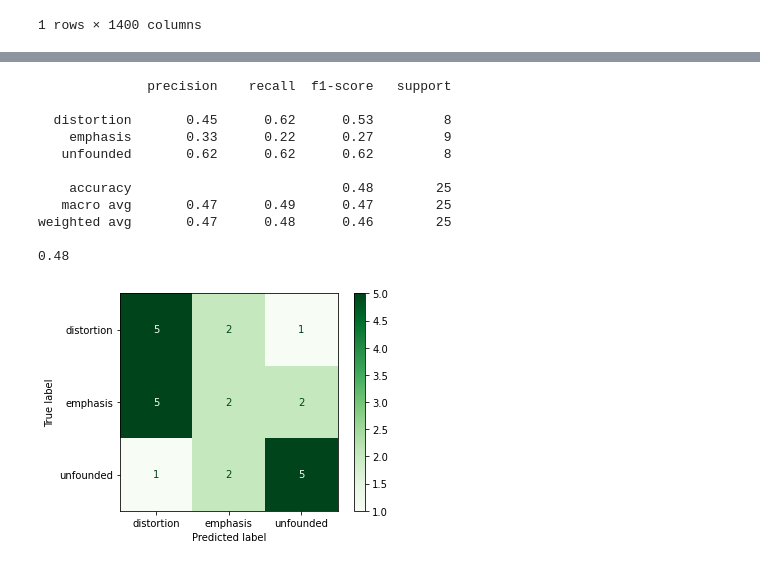
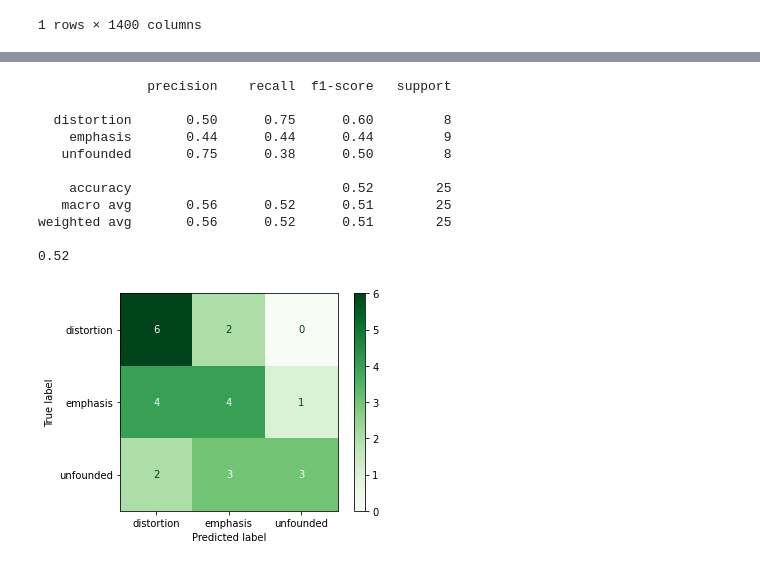
Before and after one commit to vGkatsis/MSc-Thesis, a Jupyter notebook: src/Summarisation_Pipeline.ipynb, the cells around one changed output, grey strips where cells are left out. Saved outputs shown, nothing was run; the diff lists cells and outputs as text; code cells hidden in the pictures.

```diff
--- a/src/Summarisation_Pipeline.ipynb
+++ b/src/Summarisation_Pipeline.ipynb
@@ -100,7 +116,7 @@ from sklearn.metrics import ConfusionMatrixDisplay
 from sklearn.metrics import classification_report, accuracy_score
 # %%
 # Convert words to number using Bag of Words (Bow)
-vectorizer = CountVectorizer(max_features=30, min_df=5, max_df=0.7)
+vectorizer = CountVectorizer(max_features=30)
 vectorizedTrain = vectorizer.fit_transform(trainClaimSumm).toarray()
 vectorizedTest  = vectorizer.fit_transform(testClaimSumm).toarray()
 vectorizedEval  = vectorizer.fit_transform(evalClaimSumm).toarray()
@@ -115,3 +146,29 @@ XTotal = tfidfconverter.fit_transform(vectorizedTotal).toarray()
+# %%
+# Vectorize using Word2Vec
+
+# min_count = 3 & size = 40 & window=8 & sg=1
+
+model = Word2Vec(sentences=w2vTrainClaimSum, min_count=3,size=40,workers=4, window=8, sg=1)
+
+words = set(model.wv.index2word)
+X_train_vect = np.array([np.array([model.wv[i] for i in ls if i in words])
+                         for ls in w2vTrainClaimSum])
+X_test_vect = np.array([np.array([model.wv[i] for i in ls if i in words])
+                         for ls in w2vTestClaimSum])
+
+X_train_vect_avg = []
+for v in X_train_vect:
+    if v.size:
+        X_train_vect_avg.append(v.mean(axis=0))
+    else:
+        X_train_vect_avg.append(np.zeros(100, dtype=float))
+
+X_test_vect_avg = []
+for v in X_test_vect:
+    if v.size:
+        X_test_vect_avg.append(v.mean(axis=0))
+    else:
+        X_test_vect_avg.append(np.zeros(100, dtype=float))
 # %%
 from sklearn.dummy import DummyClassifier
 
@@ -165,0 +223,15 @@ weighted avg       0.40      0.40      0.40        25
+# %%
+# Word 2 Vec
+
+from sklearn.dummy import DummyClassifier
+
+# Dummy Classifier With Method Stratified
+dummy_clf = DummyClassifier(strategy="stratified")
+dummy_clf.fit(X_train_vect_avg, yTrainLabels)
+
+yPredLabels = dummy_clf.predict(X_test_vect_avg)
+
+# Evaluate Results
+ConfusionMatrixDisplay.from_predictions(yTestLabels, yPredLabels, cmap='Greens')
+print(classification_report(yTestLabels,yPredLabels))
+print(accuracy_score(yTestLabels,yPredLabels))
@@ -166,26 +251,26 @@ weighted avg       0.40      0.40      0.40        25
 # %%
 from sklearn.neighbors import KNeighborsClassifier
 
 # K-Neighbors Classifier
-kNeighborsClas = KNeighborsClassifier(n_neighbors=7)
+kNeighborsClas = KNeighborsClassifier(n_neighbors=2)
 kNeighborsClas.fit(XTrain,yTrainLabels)
 
 yPredLabels = kNeighborsClas.predict(XTest)
 
 # Evaluate Results
 ConfusionMatrixDisplay.from_predictions(yTestLabels, yPredLabels, cmap='Greens')
 print(classification_report(yTestLabels,yPredLabels))
 print(accuracy_score(yTestLabels,yPredLabels))
 # %% [output]
               precision    recall  f1-score   support
 
-  distortion       0.45      0.62      0.53         8
-    emphasis       0.33      0.22      0.27         9
-   unfounded       0.62      0.62      0.62         8
+  distortion       0.50      0.75      0.60         8
+    emphasis       0.44      0.44      0.44         9
+   unfounded       0.75      0.38      0.50         8
 
-    accuracy                           0.48        25
-   macro avg       0.47      0.49      0.47        25
-weighted avg       0.47      0.48      0.46        25
+    accuracy                           0.52        25
+   macro avg       0.56      0.52      0.51        25
+weighted avg       0.56      0.52      0.51        25
 
-0.48
+0.52
-[figure, old version]
+[figure, new version]
```
Also changed, not shown: parts of 25 cells of this notebook.
